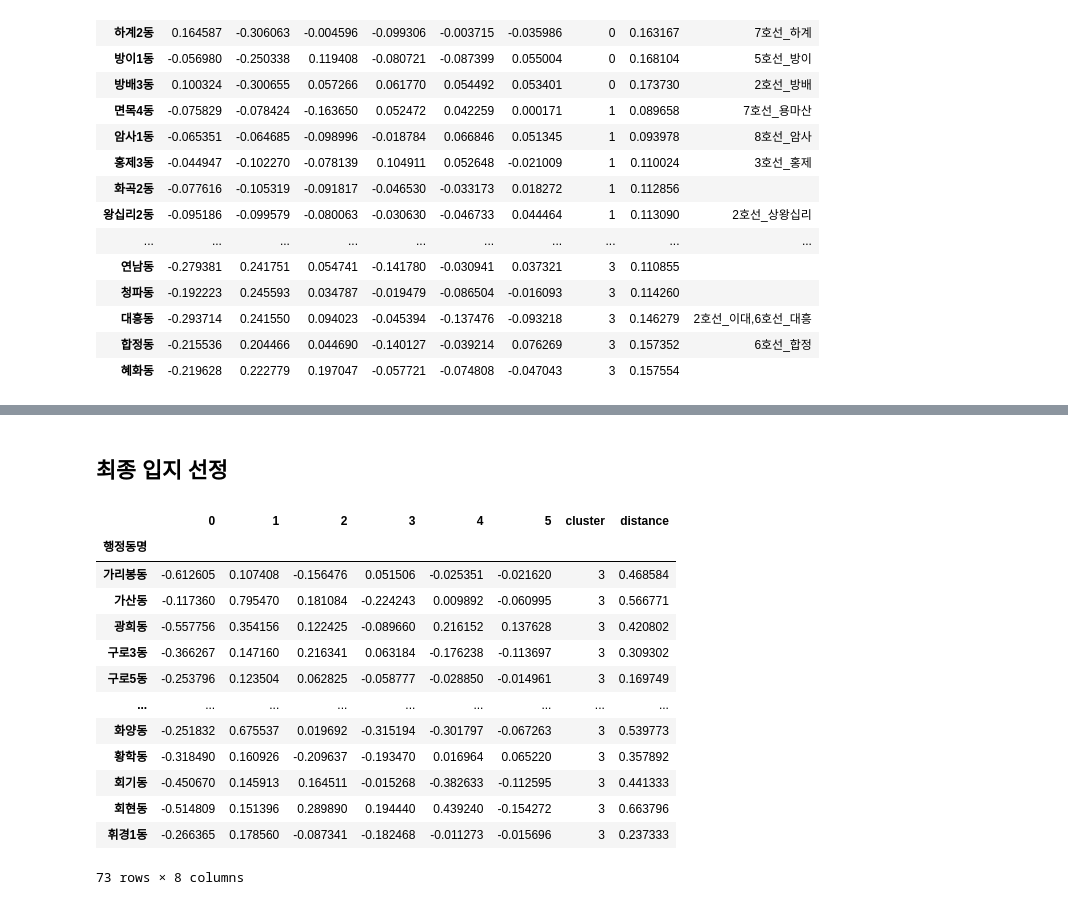
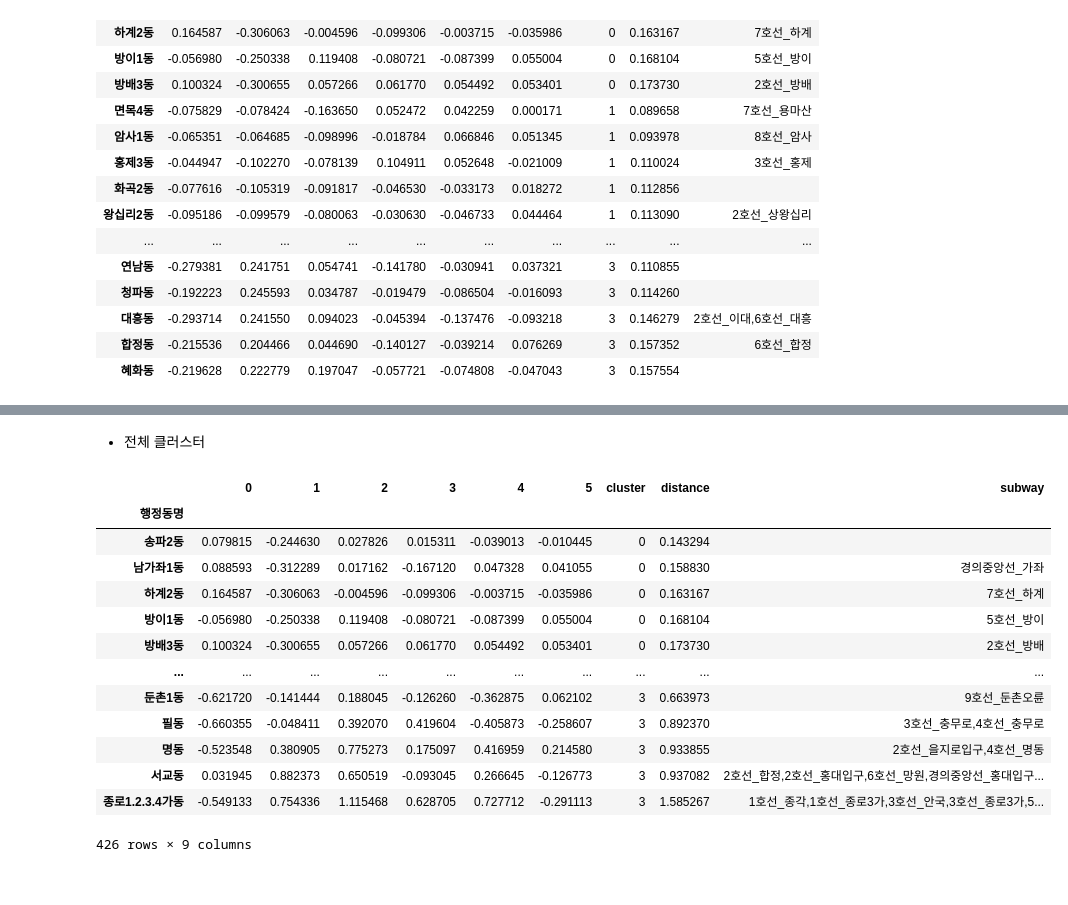
Before and after one commit to sesac-2023/cha_workspace, a Jupyter notebook: individual_tests/PJT_final_2023/modeling/optimal_location.ipynb, the cells around one changed output, grey strips where cells are left out. Saved outputs shown, nothing was run; the diff lists cells and outputs as text; code cells hidden in the pictures.

```diff
--- a/individual_tests/PJT_final_2023/modeling/optimal_location.ipynb
+++ b/individual_tests/PJT_final_2023/modeling/optimal_location.ipynb
@@ -90,19 +81,36 @@ original_df = pd.read_csv('./data/final_data_after_winsorization_with_selected_f
-# %% [markdown]
-## 최종 입지 선정
-# %%
-pca_cluster_3
-# %% [output]
-|  | 0 | 1 | 2 | 3 | 4 | 5 | cluster | distance |
-| 행정동명 |  |  |  |  |  |  |  |  |
-| 가리봉동 | -0.612605 | 0.107408 | -0.156476 | 0.051506 | -0.025351 | -0.021620 | 3 | 0.468584 |
-| 가산동 | -0.117360 | 0.795470 | 0.181084 | -0.224243 | 0.009892 | -0.060995 | 3 | 0.566771 |
-| 광희동 | -0.557756 | 0.354156 | 0.122425 | -0.089660 | 0.216152 | 0.137628 | 3 | 0.420802 |
-| 구로3동 | -0.366267 | 0.147160 | 0.216341 | 0.063184 | -0.176238 | -0.113697 | 3 | 0.309302 |
-| 구로5동 | -0.253796 | 0.123504 | 0.062825 | -0.058777 | -0.028850 | -0.014961 | 3 | 0.169749 |
-| ... | ... | ... | ... | ... | ... | ... | ... | ... |
-| 화양동 | -0.251832 | 0.675537 | 0.019692 | -0.315194 | -0.301797 | -0.067263 | 3 | 0.539773 |
-| 황학동 | -0.318490 | 0.160926 | -0.209637 | -0.193470 | 0.016964 | 0.065220 | 3 | 0.357892 |
-| 회기동 | -0.450670 | 0.145913 | 0.164511 | -0.015268 | -0.382633 | -0.112595 | 3 | 0.441333 |
-| 회현동 | -0.514809 | 0.151396 | 0.289890 | 0.194440 | 0.439240 | -0.154272 | 3 | 0.663796 |
-| 휘경1동 | -0.266365 | 0.178560 | -0.087341 | -0.182468 | -0.011273 | -0.015696 | 3 | 0.237333 |
-73 rows × 8 columns
+# %% [markdown]
+- 전체 클러스터
+# %%
+cluster = pd.concat([
+    pca_cluster_0.sort_values('distance'),
+    pca_cluster_1.sort_values('distance'),
+    pca_cluster_2.sort_values('distance'),
+    pca_cluster_3.sort_values('distance'),
+]) #전체 클러스터
+# %%
+# 추출된 행정동에 위치한 지하철역 mapping
+area_w_subway = subway_data.groupby('행정동')['호선+역명'].sum().to_frame()
+
+for i in cluster.index:
+    for j in area_w_subway.index:
+        if i == j:
+            cluster.loc[i, 'subway'] = area_w_subway.loc[j, '호선+역명']
+
+cluster['subway'].fillna("", inplace=True)
+cluster['subway'] = cluster['subway'].map(lambda x: ','.join(x.split()))
+cluster
+# %% [output]
+|  | 0 | 1 | 2 | 3 | 4 | 5 | cluster | distance | subway |
+| 행정동명 |  |  |  |  |  |  |  |  |  |
+| 송파2동 | 0.079815 | -0.244630 | 0.027826 | 0.015311 | -0.039013 | -0.010445 | 0 | 0.143294 |  |
+| 남가좌1동 | 0.088593 | -0.312289 | 0.017162 | -0.167120 | 0.047328 | 0.041055 | 0 | 0.158830 | 경의중앙선_가좌 |
+| 하계2동 | 0.164587 | -0.306063 | -0.004596 | -0.099306 | -0.003715 | -0.035986 | 0 | 0.163167 | 7호선_하계 |
+| 방이1동 | -0.056980 | -0.250338 | 0.119408 | -0.080721 | -0.087399 | 0.055004 | 0 | 0.168104 | 5호선_방이 |
+| 방배3동 | 0.100324 | -0.300655 | 0.057266 | 0.061770 | 0.054492 | 0.053401 | 0 | 0.173730 | 2호선_방배 |
+| ... | ... | ... | ... | ... | ... | ... | ... | ... | ... |
+| 둔촌1동 | -0.621720 | -0.141444 | 0.188045 | -0.126260 | -0.362875 | 0.062102 | 3 | 0.663973 | 9호선_둔촌오륜 |
+| 필동 | -0.660355 | -0.048411 | 0.392070 | 0.419604 | -0.405873 | -0.258607 | 3 | 0.892370 | 3호선_충무로,4호선_충무로 |
+| 명동 | -0.523548 | 0.380905 | 0.775273 | 0.175097 | 0.416959 | 0.214580 | 3 | 0.933855 | 2호선_을지로입구,4호선_명동 |
+| 서교동 | 0.031945 | 0.882373 | 0.650519 | -0.093045 | 0.266645 | -0.126773 | 3 | 0.937082 | 2호선_합정,2호선_홍대입구,6호선_망원,경의중앙선_홍대입구... |
+| 종로1.2.3.4가동 | -0.549133 | 0.754336 | 1.115468 | 0.628705 | 0.727712 | -0.291113 | 3 | 1.585267 | 1호선_종각,1호선_종로3가,3호선_안국,3호선_종로3가,5... |
+426 rows × 9 columns
```
Also changed, not shown: parts of 20 cells of this notebook.
